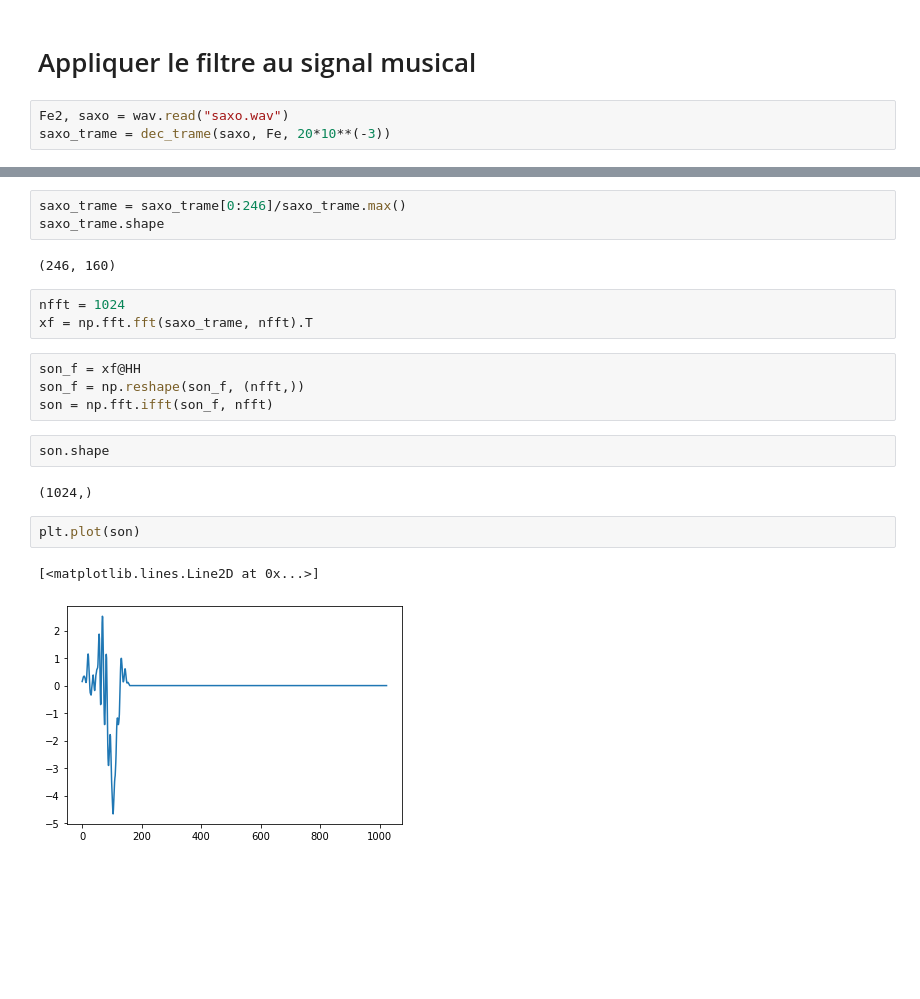
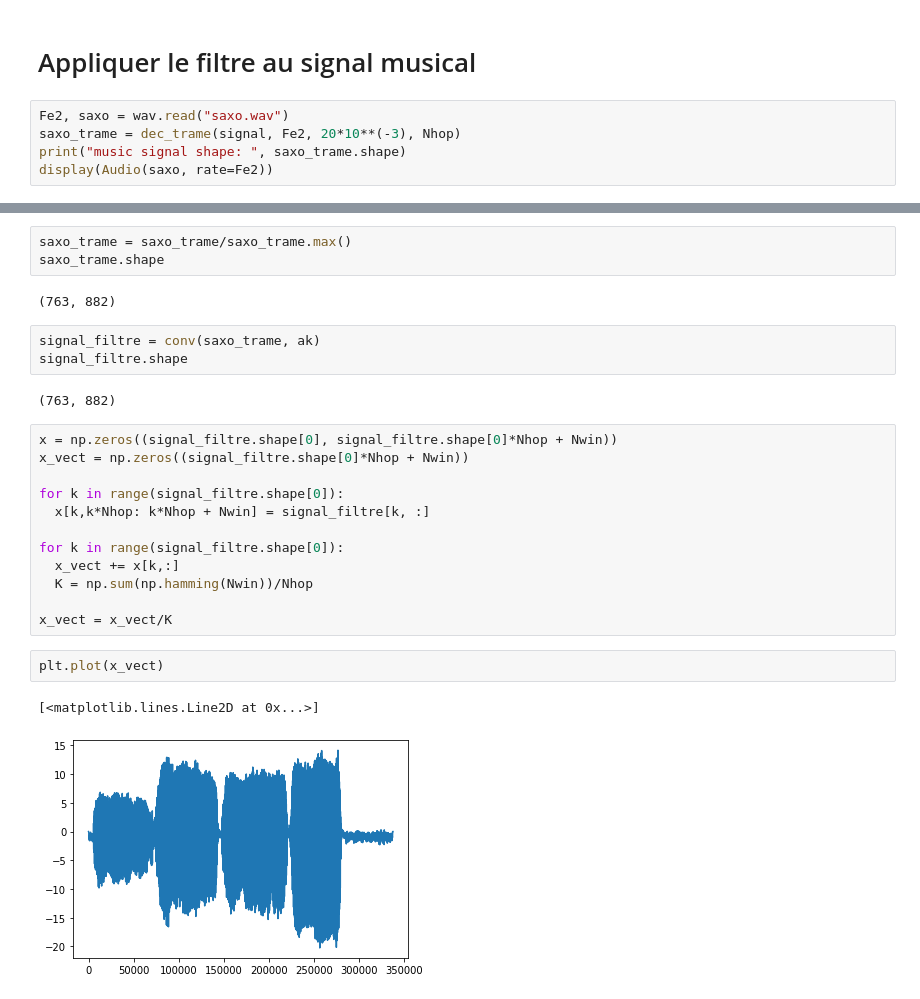
Before and after one commit to Intelligent-Systems-MSc/audio-project-trinome8-toolbox-1-1, a Jupyter notebook: Notebook_projet_Son_Talkbox.ipynb, the cells around one changed output, grey strips where cells are left out. Drawn from its saved outputs; the diff is of its cells as text; blank space fills up the shorter version.

```diff
--- a/Notebook_projet_Son_Talkbox.ipynb
+++ b/Notebook_projet_Son_Talkbox.ipynb
@@ -180,4 +184,6 @@ array([[6.30103   , 4.64456789, 4.34835409, ..., 3.9533105 , 3.95330666,
 # Appliquer le filtre au signal musical
 # %%
 Fe2, saxo = wav.read("saxo.wav")
-saxo_trame = dec_trame(saxo, Fe, 20*10**(-3))
+saxo_trame = dec_trame(signal, Fe2, 20*10**(-3), Nhop)
+print("music signal shape: ", saxo_trame.shape)
+display(Audio(saxo, rate=Fe2))
@@ -184,22 +193,28 @@ saxo_trame = dec_trame(saxo, Fe, 20*10**(-3))
 # %%
-saxo_trame = saxo_trame[0:246]/saxo_trame.max()
+saxo_trame = saxo_trame/saxo_trame.max()
 saxo_trame.shape
 # %% [output]
-(246, 160)
+(763, 882)
-# %%
-nfft = 1024
-xf = np.fft.fft(saxo_trame, nfft).T
-# %%
-son_f = xf@HH
-son_f = np.reshape(son_f, (nfft,))
-son = np.fft.ifft(son_f, nfft)
-# %%
-son.shape
-# %% [output]
-(1024,)
+# %%
+signal_filtre = conv(saxo_trame, ak)
+signal_filtre.shape
+# %% [output]
+(763, 882)
+# %%
+x = np.zeros((signal_filtre.shape[0], signal_filtre.shape[0]*Nhop + Nwin))
+x_vect = np.zeros((signal_filtre.shape[0]*Nhop + Nwin))
+
+for k in range(signal_filtre.shape[0]):
+  x[k,k*Nhop: k*Nhop + Nwin] = signal_filtre[k, :]
+
+for k in range(signal_filtre.shape[0]):
+  x_vect += x[k,:]
+  K = np.sum(np.hamming(Nwin))/Nhop
+
+x_vect = x_vect/K
 # %%
-plt.plot(son)
+plt.plot(x_vect)
 # %% [output]
 [<matplotlib.lines.Line2D at 0x...>]
-[figure, old version]
+[figure, new version]
 # %%
```
Also changed, not shown: parts of 26 cells of this notebook, 2 other files.
